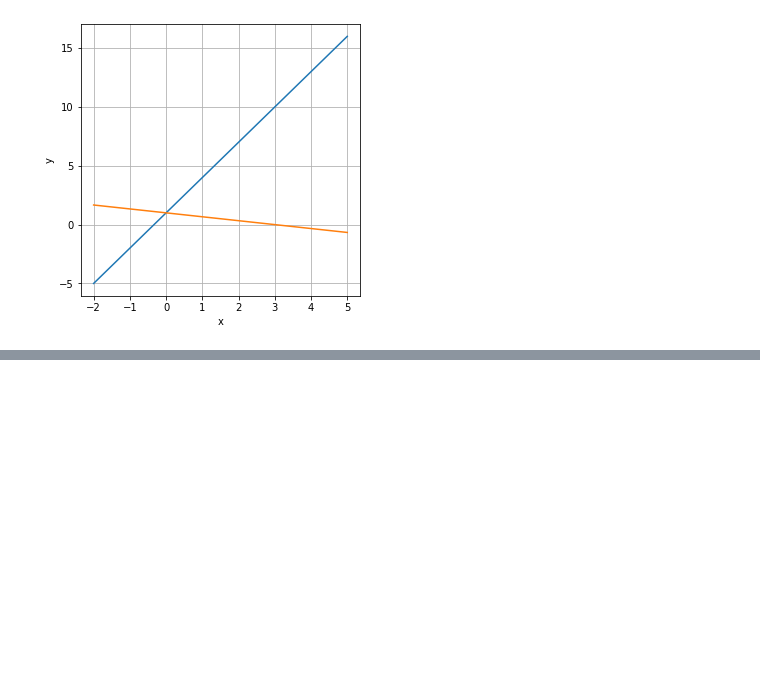
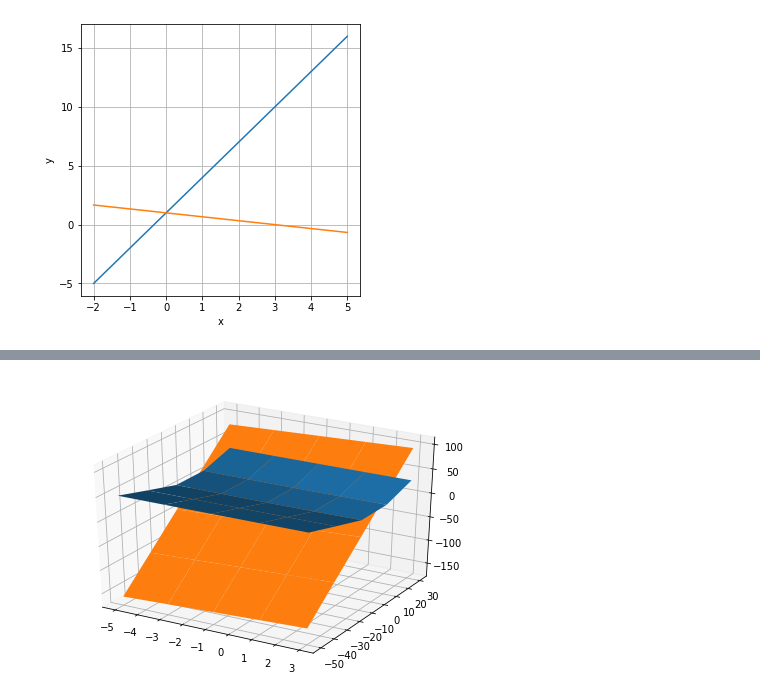
Before and after one commit to koryagin2006/GB_Course_Introduction_to_Higher_Mathematics, a Jupyter notebook: Lesson_3 Видеоурок “Введение в аналитическую геометрию. Графики на плоскости”/Lesson_3 video 1 Введение в аналитическую геометрию.ipynb, the cells around one changed output, grey strips where cells are left out. Saved outputs shown, nothing was run; the diff lists cells and outputs as text; code cells hidden in the pictures; blank space fills up the shorter version.

```diff
--- a/Lesson_3 Видеоурок “Введение в аналитическую геометрию. Графики на плоскости”/Lesson_3 video 1 Введение в аналитическую геометрию.ipynb
+++ b/Lesson_3 Видеоурок “Введение в аналитическую геометрию. Графики на плоскости”/Lesson_3 video 1 Введение в аналитическую геометрию.ipynb
@@ -65,0 +98,16 @@ plt.grid();
+# %%
+fig = figure()
+ax = Axes3D(fig)
+X = np.arange(-5, 5, 2)
+Y = np.arange(-50, 50, 20)
+# print(X)
+X, Y = np.meshgrid(X, Y)
+# print(Y)
+# print(X[1,1])
+Z = np.sqrt(X**2 + Y**2)
+Z2 = 2*X + 3*Y
+ax.plot_surface(X, Y, Z)
+ax.plot_surface(X, Y, Z2)
+ax.scatter(0, 0, 0,'z',50,'red');
+# %% [output]
+[figure, added]
```
Also changed, not shown: parts of 6 cells of this notebook.
